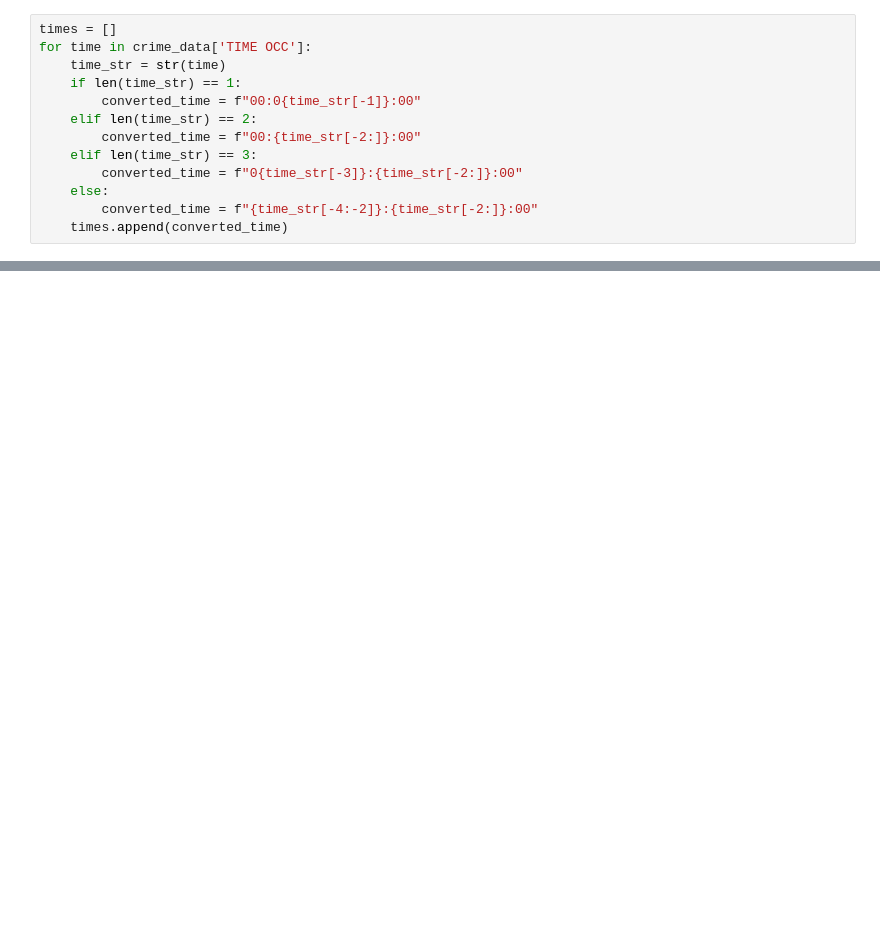
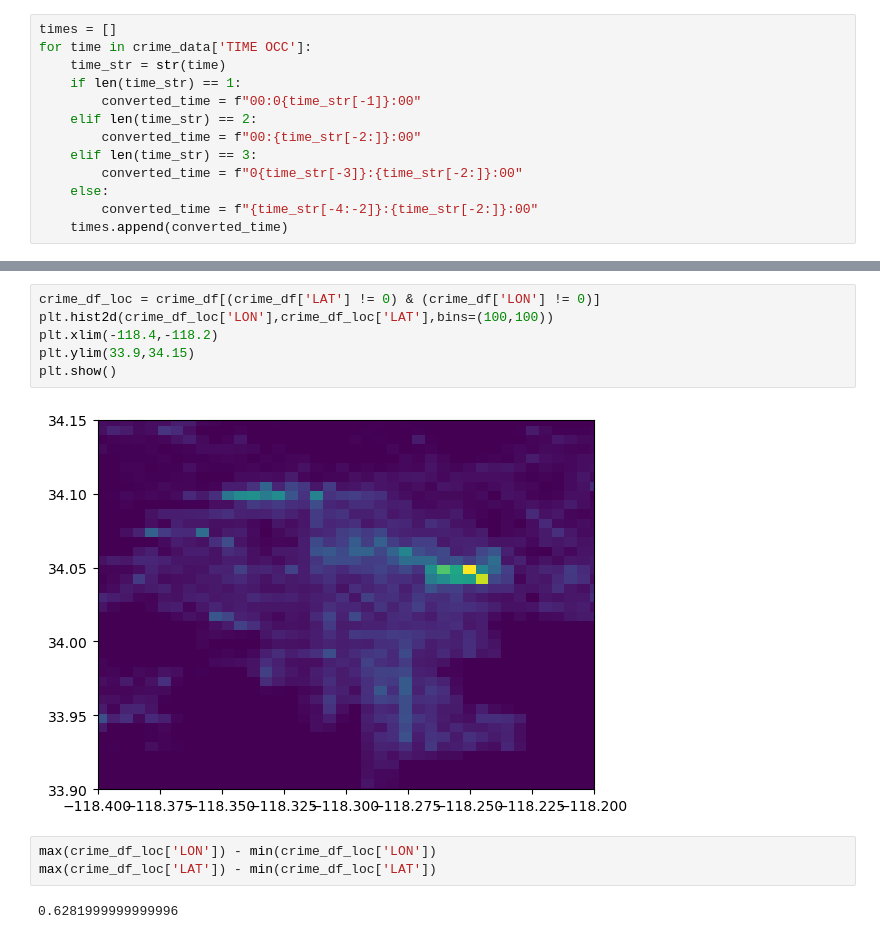
Before and after one commit to rpearce1/LA-Crime, a Jupyter notebook: LA_Crime.ipynb, the cells around one changed output, grey strips where cells are left out. Drawn from its saved outputs; the diff is of its cells as text; blank space fills up the shorter version.

```diff
--- a/LA_Crime.ipynb
+++ b/LA_Crime.ipynb
@@ -72,0 +146,13 @@ Name: DATE OCC, Length: 761582, dtype: datetime64[ns]
+# %%
+crime_df_loc = crime_df[(crime_df['LAT'] != 0) & (crime_df['LON'] != 0)]
+plt.hist2d(crime_df_loc['LON'],crime_df_loc['LAT'],bins=(100,100))
+plt.xlim(-118.4,-118.2)
+plt.ylim(33.9,34.15)
+plt.show()
+# %% [output]
+[figure, added]
+# %%
+max(crime_df_loc['LON']) - min(crime_df_loc['LON'])
+max(crime_df_loc['LAT']) - min(crime_df_loc['LAT'])
+# %% [output]
+0.6281999999999996
```
Also changed, not shown: parts of 11 cells of this notebook.
